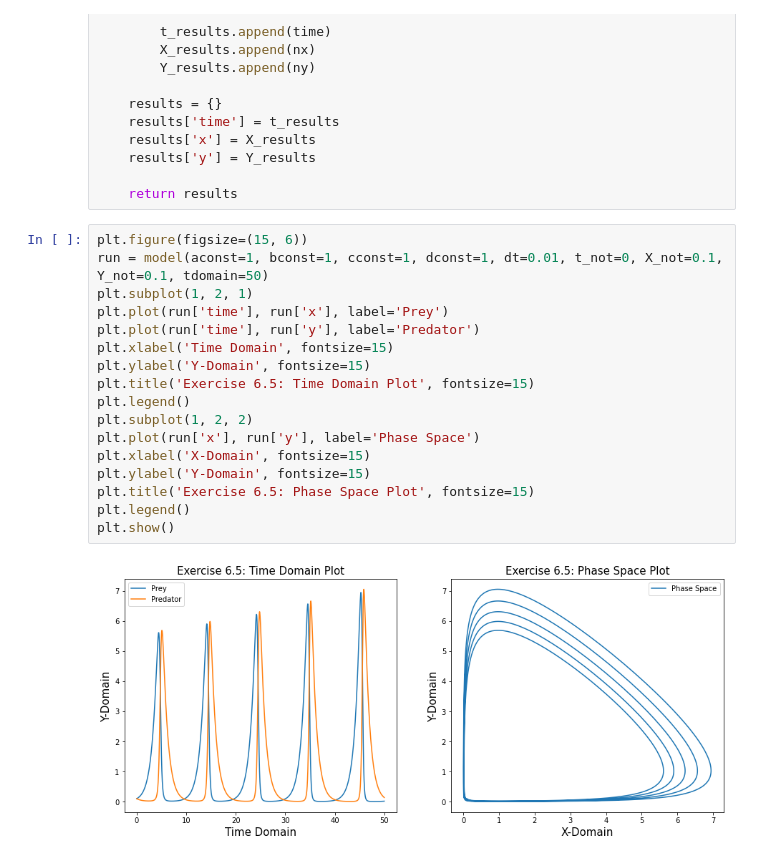
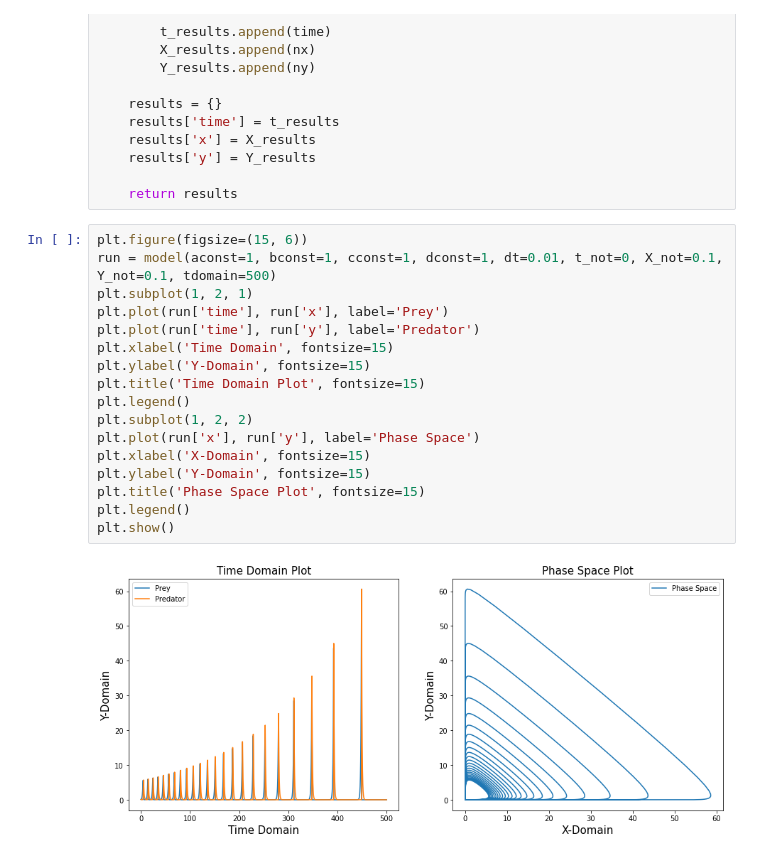
Before and after one commit to grantaguinaldo/ssie, a Jupyter notebook: ssie523/exam-01-practice-problem.ipynb, the cells around one changed output. Saved outputs shown, nothing was run; the diff lists cells and outputs as text.

```diff
--- a/ssie523/exam-01-practice-problem.ipynb
+++ b/ssie523/exam-01-practice-problem.ipynb
@@ -150,20 +142,20 @@ def model(aconst, bconst, cconst, dconst, dt, t_not, X_not, Y_not, tdomain):
     return results
 # %%
 plt.figure(figsize=(15, 6))
-run = model(aconst=1, bconst=1, cconst=1, dconst=1, dt=0.01, t_not=0, X_not=0.1, Y_not=0.1, tdomain=50)
+run = model(aconst=1, bconst=1, cconst=1, dconst=1, dt=0.01, t_not=0, X_not=0.1, Y_not=0.1, tdomain=500)
 plt.subplot(1, 2, 1)
 plt.plot(run['time'], run['x'], label='Prey')
 plt.plot(run['time'], run['y'], label='Predator')
 plt.xlabel('Time Domain', fontsize=15)
 plt.ylabel('Y-Domain', fontsize=15)
-plt.title('Exercise 6.5: Time Domain Plot', fontsize=15)
+plt.title('Time Domain Plot', fontsize=15)
 plt.legend()
 plt.subplot(1, 2, 2)
 plt.plot(run['x'], run['y'], label='Phase Space')
 plt.xlabel('X-Domain', fontsize=15)
 plt.ylabel('Y-Domain', fontsize=15)
-plt.title('Exercise 6.5: Phase Space Plot', fontsize=15)
+plt.title('Phase Space Plot', fontsize=15)
 plt.legend()
 plt.show()
 # %% [output]
-[figure, old version]
+[figure, new version]
```
Also changed, not shown: parts of 5 cells of this notebook.
